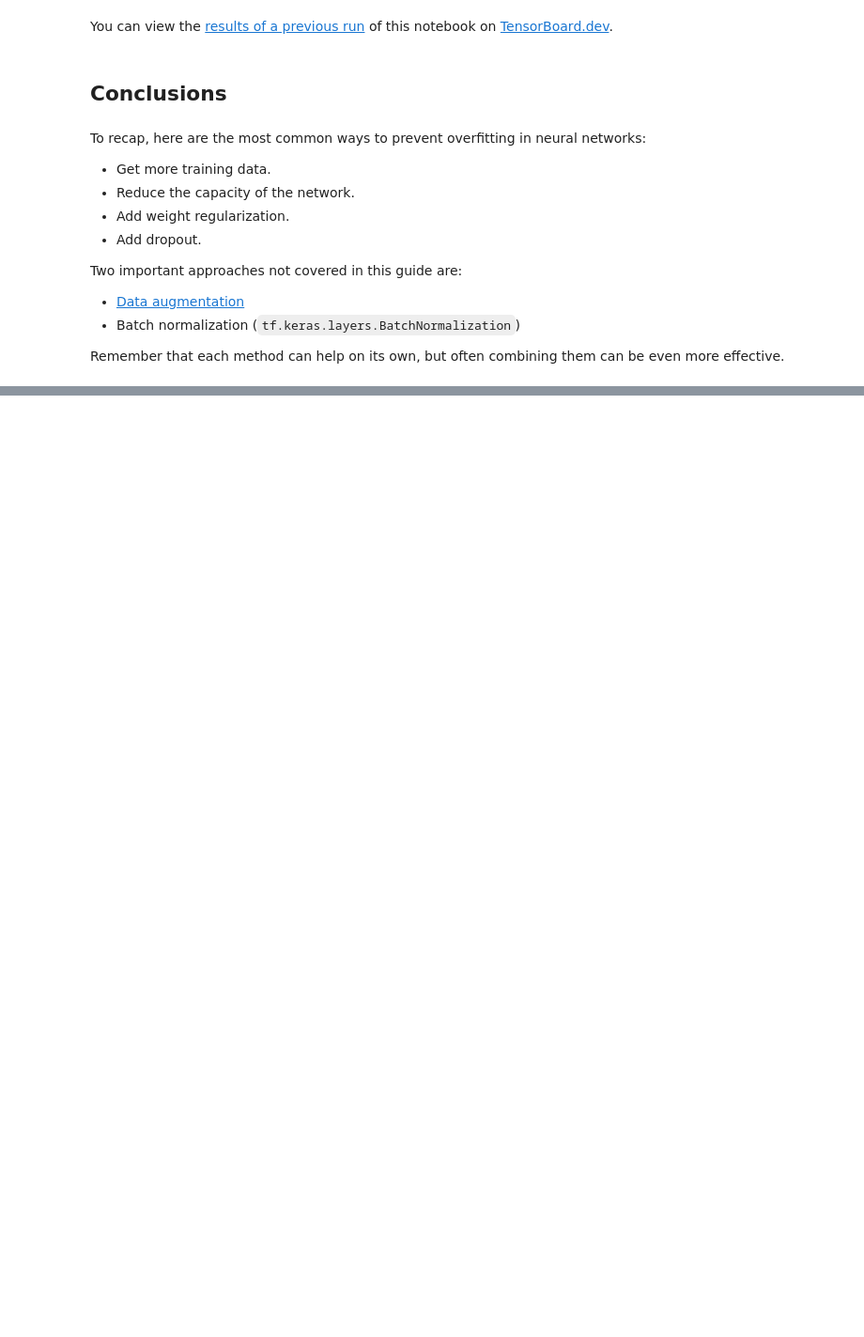
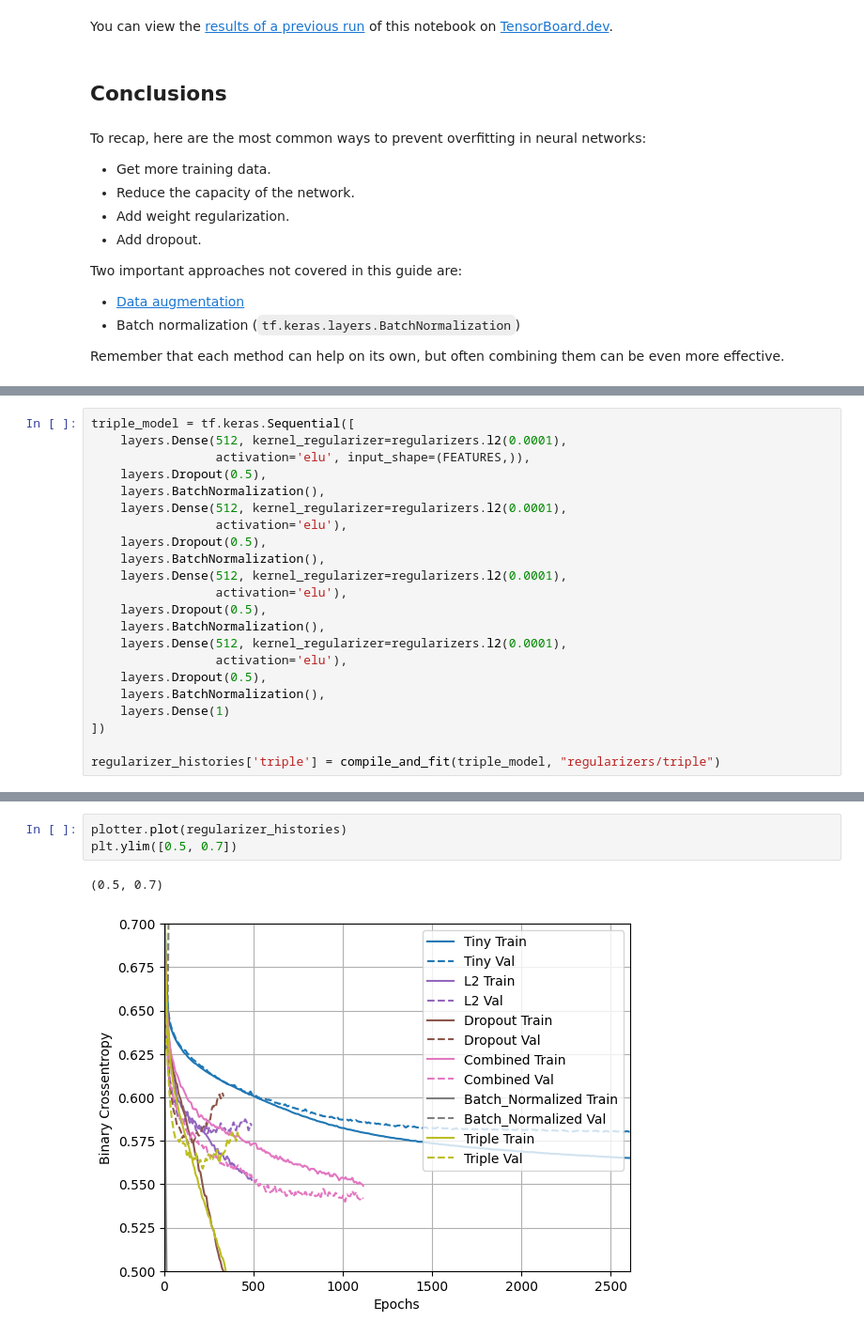
Before and after one commit to Andre-Andreati/Learning, a Jupyter notebook: TensorFlow/05_overfit_and_underfit.ipynb, the cells around one changed output, grey strips where cells are left out. Shown at 94% size. Saved outputs shown, nothing was run; the diff lists cells and outputs as text; blank space fills up the shorter version.

```diff
--- a/TensorFlow/05_overfit_and_underfit.ipynb
+++ b/TensorFlow/05_overfit_and_underfit.ipynb
@@ -508,0 +813,22 @@ Remember that each method can help on its own, but often combining them can be e
+# %%
+triple_model = tf.keras.Sequential([
+    layers.Dense(512, kernel_regularizer=regularizers.l2(0.0001),
+                 activation='elu', input_shape=(FEATURES,)),
+    layers.Dropout(0.5),
+    layers.BatchNormalization(),
+    layers.Dense(512, kernel_regularizer=regularizers.l2(0.0001),
+                 activation='elu'),
+    layers.Dropout(0.5),
+    layers.BatchNormalization(),
+    layers.Dense(512, kernel_regularizer=regularizers.l2(0.0001),
+                 activation='elu'),
+    layers.Dropout(0.5),
+    layers.BatchNormalization(),
+    layers.Dense(512, kernel_regularizer=regularizers.l2(0.0001),
+                 activation='elu'),
+    layers.Dropout(0.5),
+    layers.BatchNormalization(),
+    layers.Dense(1)
+])
+
+regularizer_histories['triple'] = compile_and_fit(triple_model, "regularizers/triple")
@@ -508,0 +867,6 @@ Remember that each method can help on its own, but often combining them can be e
+# %%
+plotter.plot(regularizer_histories)
+plt.ylim([0.5, 0.7])
+# %% [output]
+(0.5, 0.7)
+[figure, added]
```
Also changed, not shown: parts of 29 cells of this notebook.
